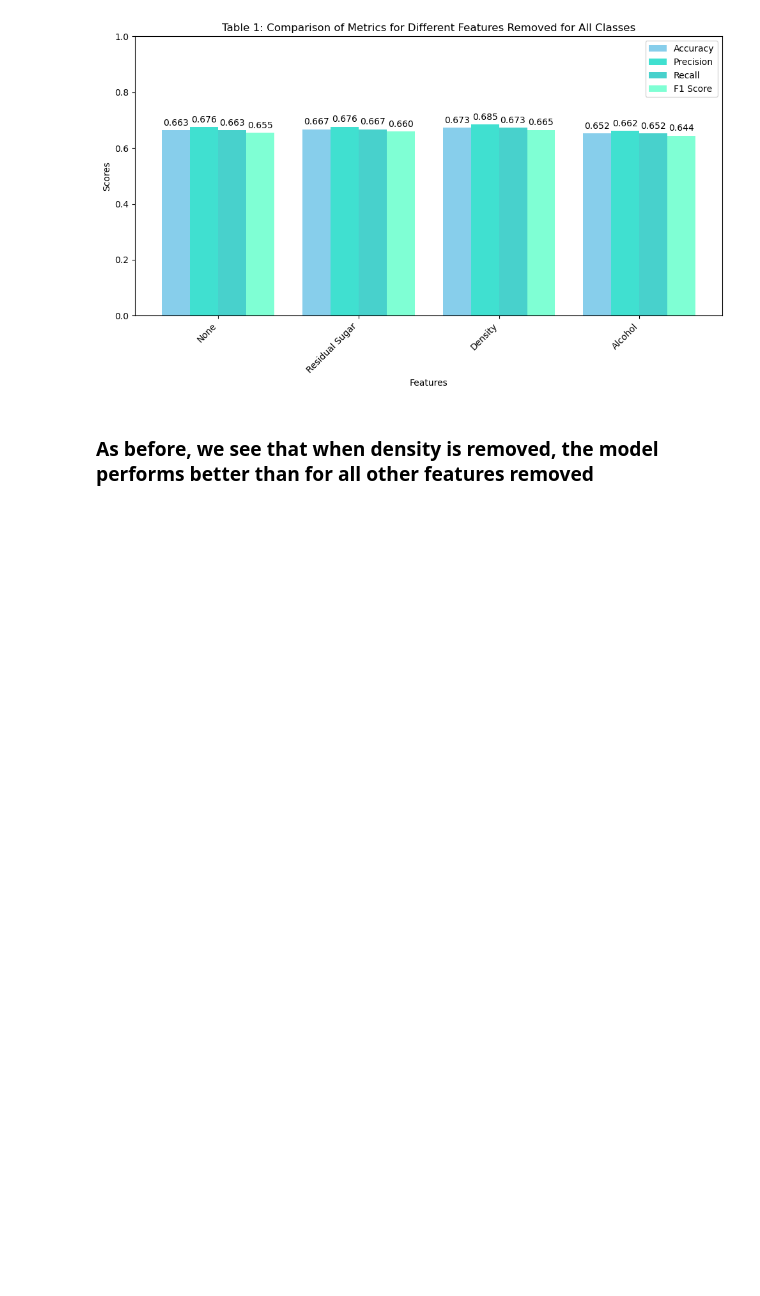
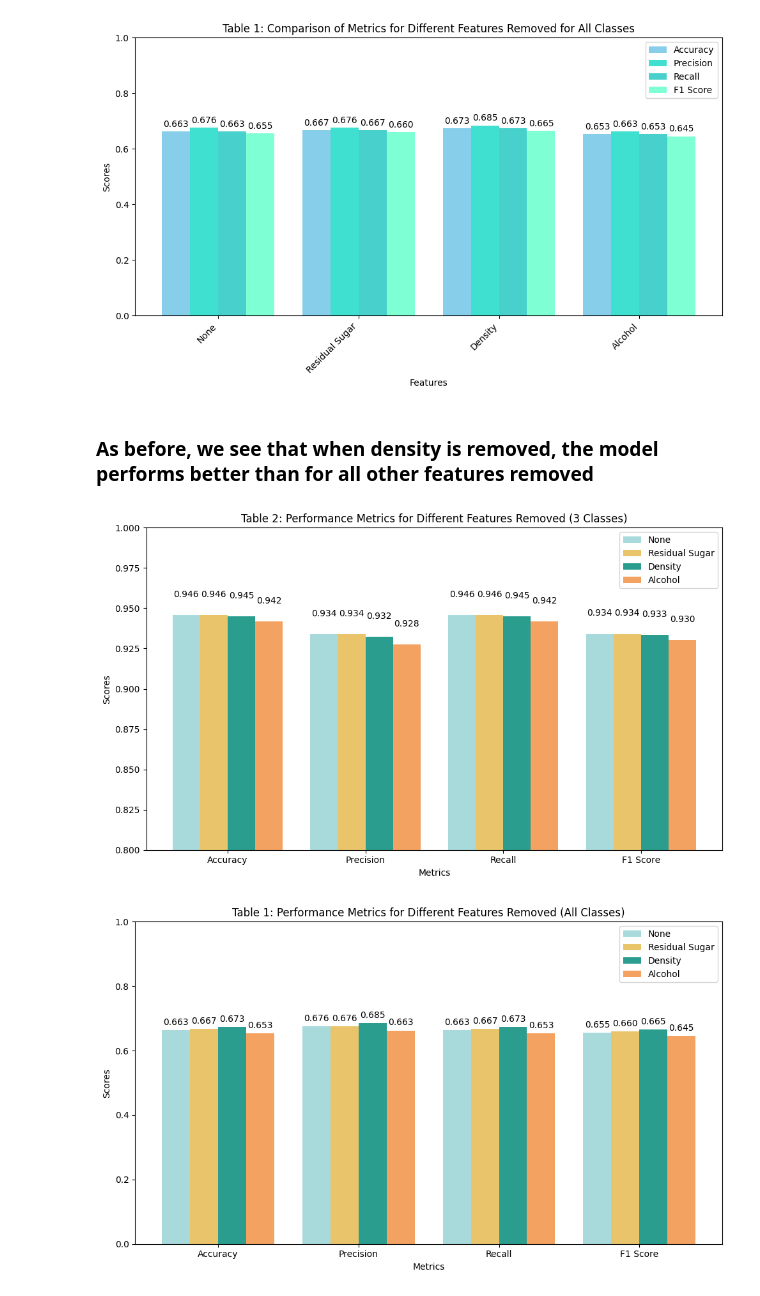
Before and after one commit to nabrego/WinePrediction, a Jupyter notebook: src/codes/experiments/SVM/SVM_Model_New.ipynb, the cells around one changed output. Cells and saved outputs as stored; diff of their text form; code cells hidden in the pictures; blank space fills up the shorter version.

```diff
--- a/src/codes/experiments/SVM/SVM_Model_New.ipynb
+++ b/src/codes/experiments/SVM/SVM_Model_New.ipynb
@@ -7,7 +7,7 @@ import matplotlib.pyplot as plt
 from sklearn.preprocessing import StandardScaler
 # %%
 # We call the csv data
-df = pd.read_csv('/Users/manarogers/ECS 171/WinePrediction/data/raw/winequalityN.csv')
+df = pd.read_csv('../../../../data/raw/winequalityN.csv')
 # We fill the NaN numerical values with 0
 df.fillna(df.select_dtypes(include='number').mean(), inplace=True)
 
@@ -282,7 +280,7 @@ True
 ### When using all outputs, the accuracy was highest when we removed density. When we consolidated all classes, though, this reduced the effect of removing it on performance. Let's run this again calculating all metric scores and all ouput classes (6 total)
 # %%
 # We call the csv data
-df2 = pd.read_csv('/Users/manarogers/Desktop/WinePrediction/data/raw/winequalityN.csv')
+df2 = pd.read_csv('../../../..//data/raw/winequalityN.csv')
 # We fill the NaN numerical values with 0
 df2.fillna(df2.select_dtypes(include='number').mean(), inplace=True)
 
@@ -419,3 +417,77 @@ plt.show()
 [figure]
 # %% [markdown]
 ### As before, we see that when density is removed, the model performs better than for all other features removed
+# %%
+# Define colors
+colors = ['#a8dadc',   # Light blue
+          '#e9c46a',   # Muted yellow
+          '#2a9d8f',   # Teal
+          '#f4a261']   # Soft orange
+
+# For the 3-classes approach
+# Extracting data from metrics_scores dictionary
+features = list(metrics_scores.keys())
+metrics = np.array(list(metrics_scores.values()))
+
+# Create figure and axis
+fig, ax = plt.subplots(figsize=(10, 6))
+
+# Define metrics labels and positions
+metric_labels = ['Accuracy', 'Precision', 'Recall', 'F1 Score']
+x = np.arange(len(metric_labels))
+width = 0.2
+
+# Plot bars for each feature
+for i, feature in enumerate(features):
+    offset = width * (i - len(features)/2 + 0.5)
+    bars = ax.bar(x + offset, metrics_scores[feature], width,
+                 label=feature, color=colors[i])
+
+    # Add value labels on top of bars
+    for j, v in enumerate(metrics_scores[feature]):
+        ax.text(x[j] + offset, v + 0.01, f'{v:.3f}',
+                ha='center', va='bottom', fontsize=10)
+
+# Customize the plot
+ax.set_xlabel('Metrics')
+ax.set_ylabel('Scores')
+ax.set_title('Table 2: Performance Metrics for Different Features Removed (3 Classes)')
+ax.set_xticks(x)
+ax.set_xticklabels(metric_labels)
+ax.set_ylim(0.8, 1)  # Adjust as needed
+ax.legend()
+
+plt.tight_layout()
+plt.savefig('../../../data/eval_results/SVM_features_removed.png', dpi=300, bbox_inches='tight')
+plt.show()
+
+# For all-classes approach
+# Create second figure for all-classes results
+fig, ax = plt.subplots(figsize=(10, 6))
+
+# Plot bars for each feature
+for i, feature in enumerate(features):
+    offset = width * (i - len(features)/2 + 0.5)
+    bars = ax.bar(x + offset, metrics_scores2[feature], width,
+                 label=feature, color=colors[i])
+
+    # Add value labels on top of bars
+    for j, v in enumerate(metrics_scores2[feature]):
+        ax.text(x[j] + offset, v + 0.01, f'{v:.3f}',
+                ha='center', va='bottom', fontsize=10)
+
+# Customize the plot
+ax.set_xlabel('Metrics')
+ax.set_ylabel('Scores')
+ax.set_title('Table 1: Performance Metrics for Different Features Removed (All Classes)')
+ax.set_xticks(x)
+ax.set_xticklabels(metric_labels)
+ax.set_ylim(0, 1)  # Adjusted for all-classes approach
+ax.legend()
+
+plt.tight_layout()
+# Save the figure
+plt.show()
+# %% [output]
+[figure, added]
+[figure, added]
```
Also changed, not shown: parts of 11 cells of this notebook, 10 other files.
